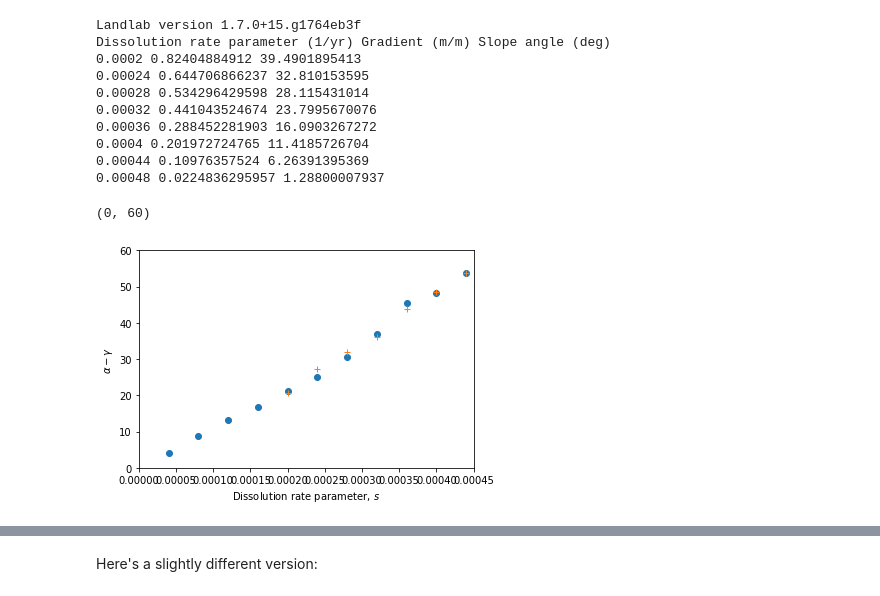
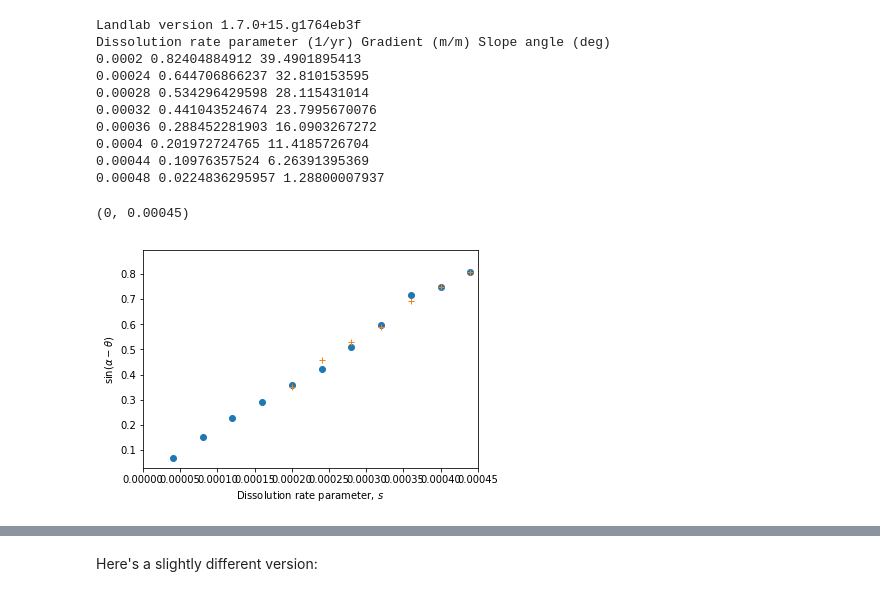
Before and after one commit to gregtucker/facetmorphology, a Jupyter notebook: DataAnalysis/fit_facet_angle_wxing_param.ipynb, the cells around one changed output, grey strips where cells are left out. Cells and saved outputs as stored; diff of their text form; code cells hidden in the pictures.

```diff
--- a/DataAnalysis/fit_facet_angle_wxing_param.ipynb
+++ b/DataAnalysis/fit_facet_angle_wxing_param.ipynb
@@ -82,12 +80,16 @@ Dissolution rate parameter (1/yr) Gradient (m/m) Slope angle (deg)
 0.00044 0.10976357524 6.26391395369
 0.00048 0.0224836295957 1.28800007937
 # %%
-plt.plot(diss_param, 60.0 - facet_angle, 'o')
-plt.plot(diss_param_long, 60.0 - facet_angle_long, '+')
+# Quick data plot to check linearity
+
+#plt.plot(diss_param, 60.0 - facet_angle, 'o')
+#plt.plot(diss_param_long, 60.0 - facet_angle_long, '+')
+plt.plot(diss_param, np.sin(np.radians(60.0 - facet_angle)), 'o')
+plt.plot(diss_param_long, np.sin(np.radians(60.0 - facet_angle_long)), '+')
 plt.xlabel(r'Dissolution rate parameter, $s$')
-plt.ylabel(r'$\alpha - \gamma$')
+plt.ylabel(r'$\sin ( \alpha - \theta )$')
 plt.xlim([0, 0.00045])
-plt.ylim([0, 60])
+#plt.ylim([0, 60])
 # %% [output]
-(0, 60)
+(0, 0.00045)
-[figure, old version]
+[figure, new version]
```
Also changed, not shown: parts of 12 cells of this notebook, 5 other files.
